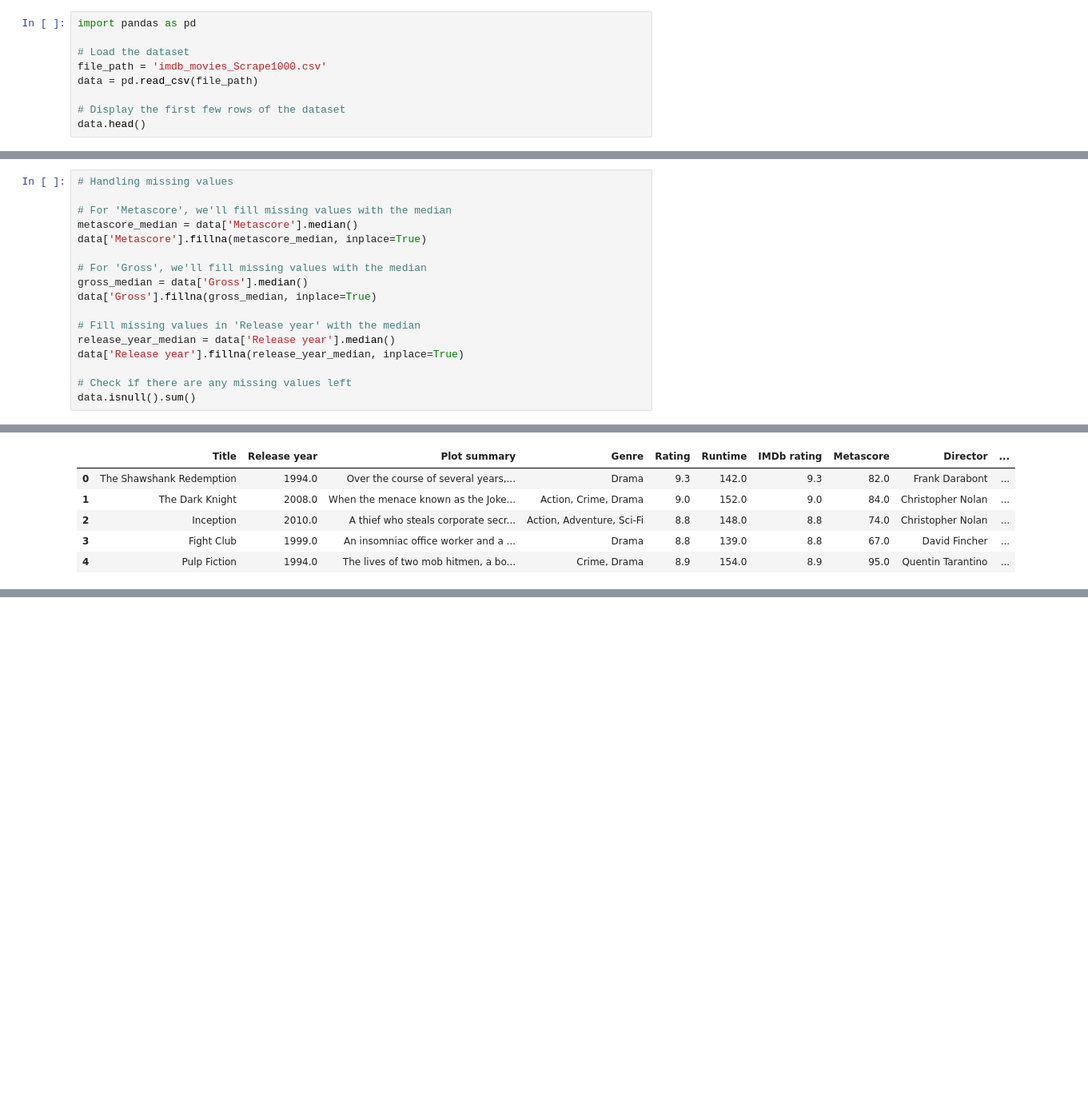
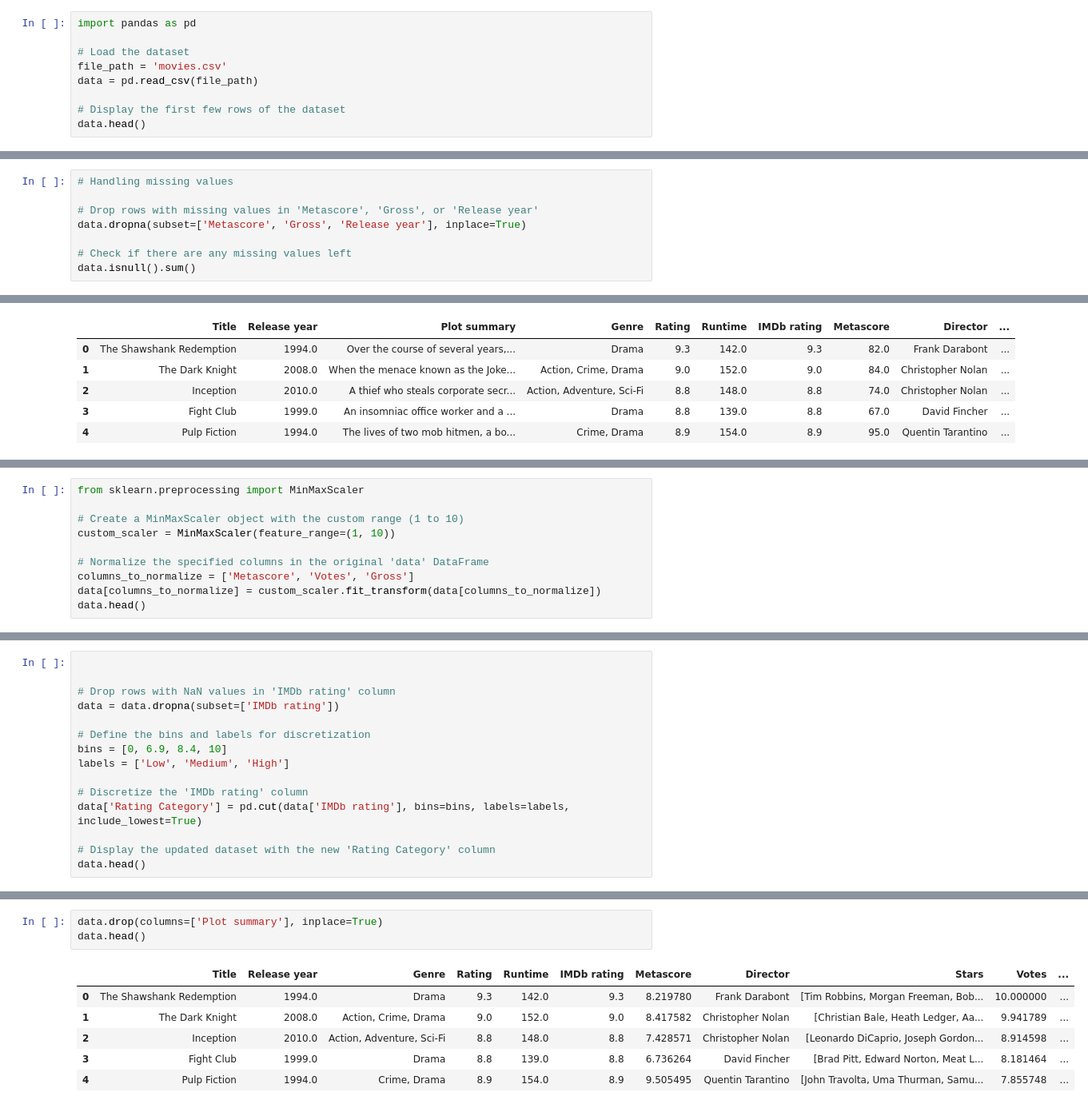
Before and after one commit to lene1989/Data-science-IMDB-project, a Jupyter notebook: IMBD.ipynb, the cells around one changed output, grey strips where cells are left out. Shown at 80% size. Drawn from its saved outputs; the diff is of its cells as text; blank space fills up the shorter version.

```diff
--- a/IMBD.ipynb
+++ b/IMBD.ipynb
@@ -6,7 +6,7 @@
 import pandas as pd
 
 # Load the dataset
-file_path = 'imdb_movies_Scrape1000.csv'
+file_path = 'movies.csv'
 data = pd.read_csv(file_path)
 
 # Display the first few rows of the dataset
@@ -82,17 +82,8 @@ Why it was necessary: The 'Stars' column contained multiple names in a single st
 # %%
 # Handling missing values
 
-# For 'Metascore', we'll fill missing values with the median
-metascore_median = data['Metascore'].median()
-data['Metascore'].fillna(metascore_median, inplace=True)
-
-# For 'Gross', we'll fill missing values with the median
-gross_median = data['Gross'].median()
-data['Gross'].fillna(gross_median, inplace=True)
-
-# Fill missing values in 'Release year' with the median
-release_year_median = data['Release year'].median()
-data['Release year'].fillna(release_year_median, inplace=True)
+# Drop rows with missing values in 'Metascore', 'Gross', or 'Release year'
+data.dropna(subset=['Metascore', 'Gross', 'Release year'], inplace=True)
 
 # Check if there are any missing values left
 data.isnull().sum()
@@ -126,0 +125,10 @@ data.head()
+# %%
+from sklearn.preprocessing import MinMaxScaler
+
+# Create a MinMaxScaler object with the custom range (1 to 10)
+custom_scaler = MinMaxScaler(feature_range=(1, 10))
+
+# Normalize the specified columns in the original 'data' DataFrame
+columns_to_normalize = ['Metascore', 'Votes', 'Gross']
+data[columns_to_normalize] = custom_scaler.fit_transform(data[columns_to_normalize])
+data.head()
@@ -126,0 +148,15 @@ data.head()
+# %%
+
+
+# Drop rows with NaN values in 'IMDb rating' column
+data = data.dropna(subset=['IMDb rating'])
+
+# Define the bins and labels for discretization
+bins = [0, 6.9, 8.4, 10]
+labels = ['Low', 'Medium', 'High']
+
+# Discretize the 'IMDb rating' column
+data['Rating Category'] = pd.cut(data['IMDb rating'], bins=bins, labels=labels, include_lowest=True)
+
+# Display the updated dataset with the new 'Rating Category' column
+data.head()
@@ -126,0 +174,10 @@ data.head()
+# %%
+data.drop(columns=['Plot summary'], inplace=True)
+data.head()
+# %% [output]
+|  | Title | Release year | Genre | Rating | Runtime | IMDb rating | Metascore | Director | Stars | Votes | ... |
+| 0 | The Shawshank Redemption | 1994.0 | Drama | 9.3 | 142.0 | 9.3 | 8.219780 | Frank Darabont | [Tim Robbins, Morgan Freeman, Bob... | 10.000000 | ... |
+| 1 | The Dark Knight | 2008.0 | Action, Crime, Drama | 9.0 | 152.0 | 9.0 | 8.417582 | Christopher Nolan | [Christian Bale, Heath Ledger, Aa... | 9.941789 | ... |
+| 2 | Inception | 2010.0 | Action, Adventure, Sci-Fi | 8.8 | 148.0 | 8.8 | 7.428571 | Christopher Nolan | [Leonardo DiCaprio, Joseph Gordon... | 8.914598 | ... |
+| 3 | Fight Club | 1999.0 | Drama | 8.8 | 139.0 | 8.8 | 6.736264 | David Fincher | [Brad Pitt, Edward Norton, Meat L... | 8.181464 | ... |
+| 4 | Pulp Fiction | 1994.0 | Crime, Drama | 8.9 | 154.0 | 8.9 | 9.505495 | Quentin Tarantino | [John Travolta, Uma Thurman, Samu... | 7.855748 | ... |
```
Also changed, not shown: parts of 13 cells of this notebook, 2 other files.
